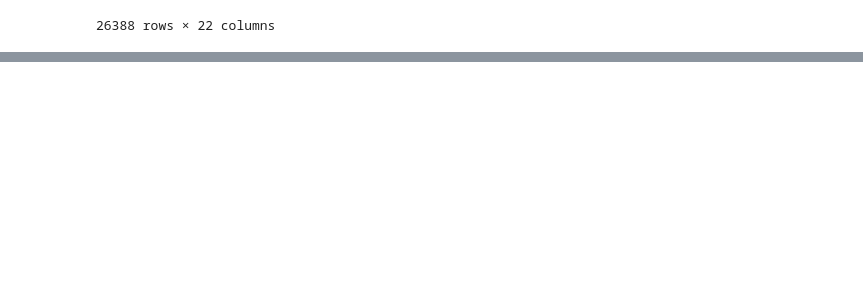
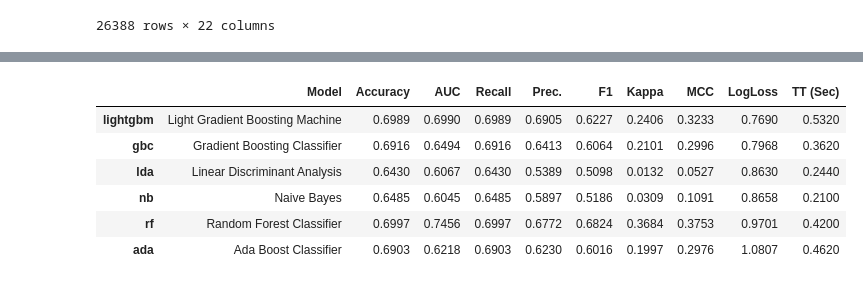
Before and after one commit to Muj2n/Credit_Card_User_Overdue_Forecast, a Jupyter notebook: Credit Card User Overdue Forecast.ipynb, the cells around one changed output, grey strips where cells are left out. Cells and saved outputs as stored; diff of their text form; code cells hidden in the pictures; blank space fills up the shorter version.

```diff
--- a/Credit Card User Overdue Forecast.ipynb
+++ b/Credit Card User Overdue Forecast.ipynb
@@ -612,0 +579,4 @@ Pipeline(memory=FastMemory(location=/tmp/joblib),
+# %%
+#lda 와 nb는 losloss가 좋지만 accuracy, auc가 상대적으로 좋지 않아 커스텀모델 생성
+custom_model = compare_models(fold = 5, sort = 'logloss', n_select = 6, include=['lightgbm','gbc','rf','ada', 'lda', 'nb'])
+# %% [output]
@@ -612,0 +584,7 @@ Pipeline(memory=FastMemory(location=/tmp/joblib),
+|  | Model | Accuracy | AUC | Recall | Prec. | F1 | Kappa | MCC | LogLoss | TT (Sec) |
+| lightgbm | Light Gradient Boosting Machine | 0.6989 | 0.6990 | 0.6989 | 0.6905 | 0.6227 | 0.2406 | 0.3233 | 0.7690 | 0.5320 |
+| gbc | Gradient Boosting Classifier | 0.6916 | 0.6494 | 0.6916 | 0.6413 | 0.6064 | 0.2101 | 0.2996 | 0.7968 | 0.3620 |
+| lda | Linear Discriminant Analysis | 0.6430 | 0.6067 | 0.6430 | 0.5389 | 0.5098 | 0.0132 | 0.0527 | 0.8630 | 0.2440 |
+| nb | Naive Bayes | 0.6485 | 0.6045 | 0.6485 | 0.5897 | 0.5186 | 0.0309 | 0.1091 | 0.8658 | 0.2100 |
+| rf | Random Forest Classifier | 0.6997 | 0.7456 | 0.6997 | 0.6772 | 0.6824 | 0.3684 | 0.3753 | 0.9701 | 0.4200 |
+| ada | Ada Boost Classifier | 0.6903 | 0.6218 | 0.6903 | 0.6230 | 0.6016 | 0.1997 | 0.2976 | 1.0807 | 0.4620 |
```
Also changed, not shown: parts of 39 cells of this notebook.
